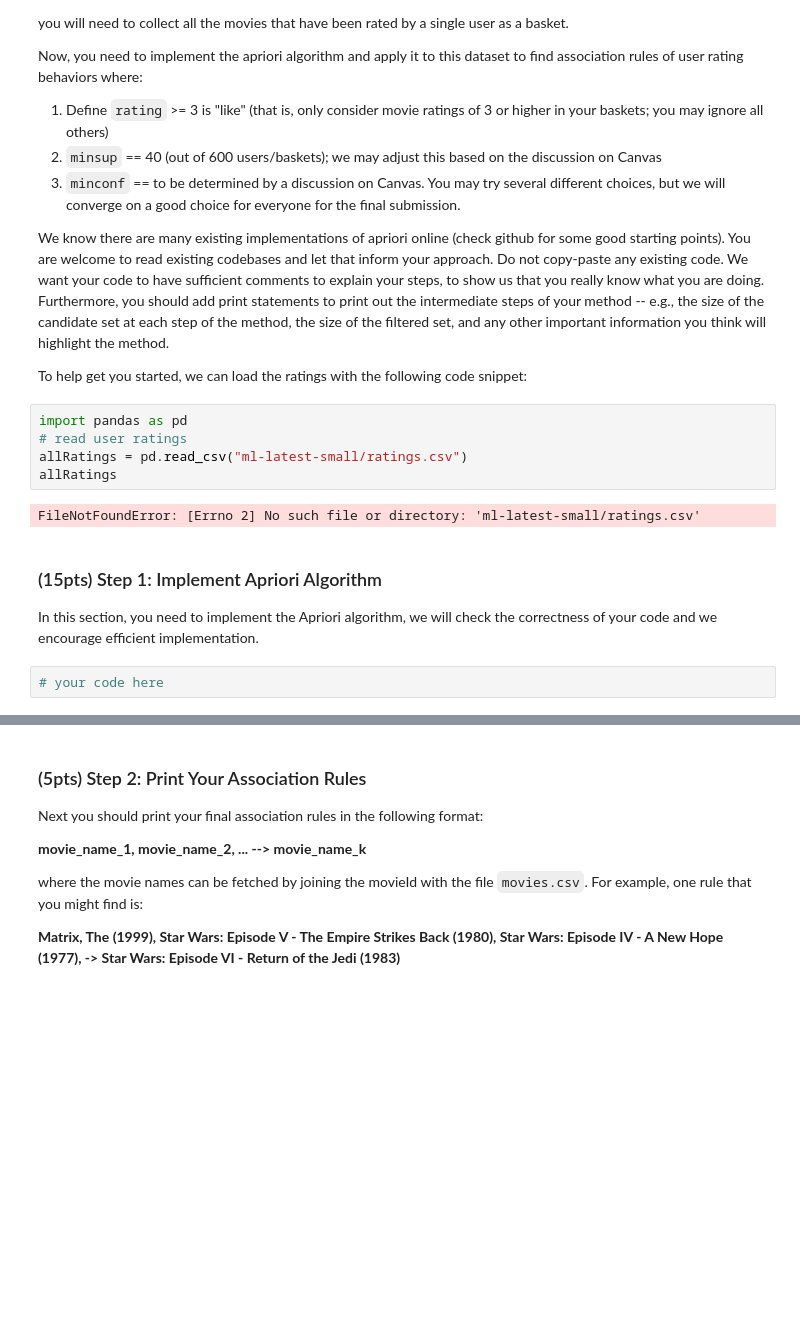
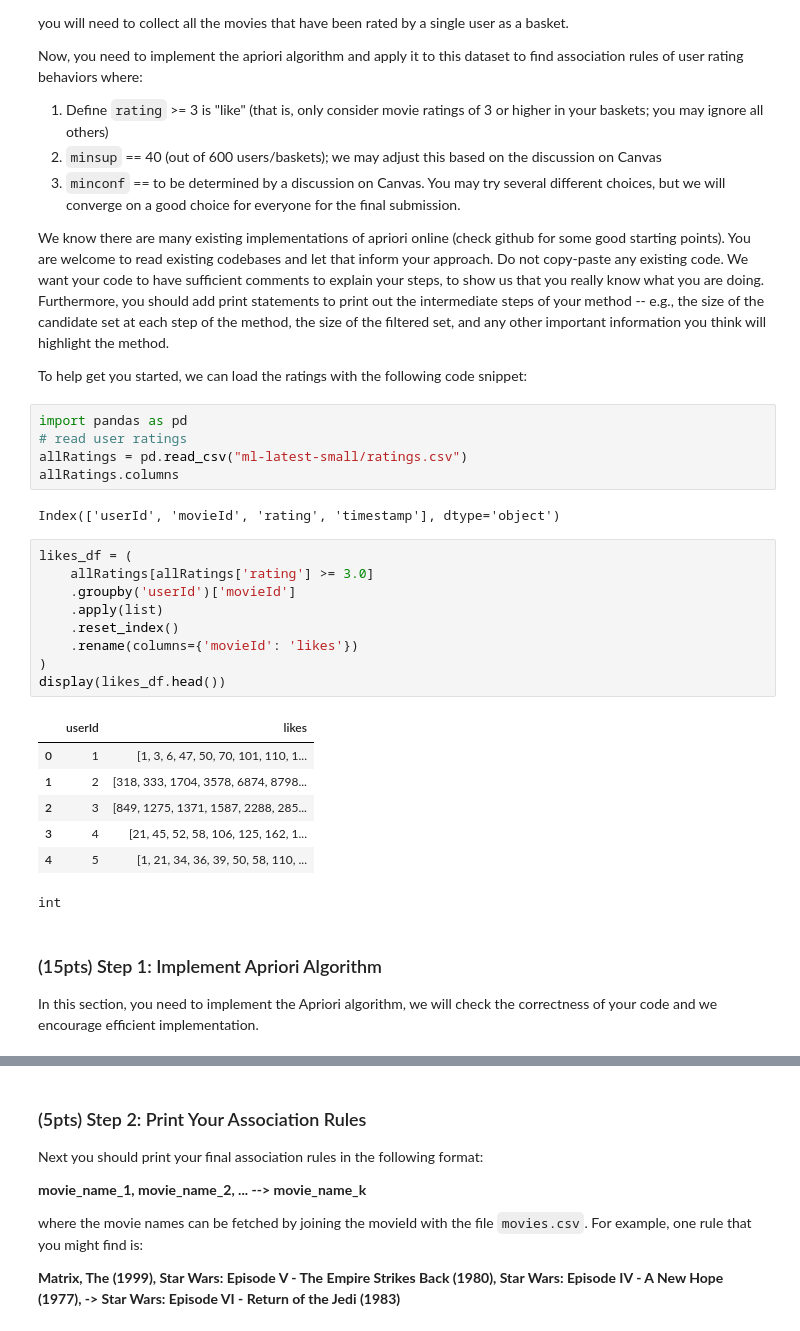
Before and after one commit to ngarde2882/AI-Portfolio, a Jupyter notebook: Fall25/676 Data Mining & Analysis/hw1/227006946_hw1.ipynb, the cells around one changed output, grey strips where cells are left out. Saved outputs shown, nothing was run; the diff lists cells and outputs as text; blank space fills up the shorter version.

```diff
--- a/Fall25/676 Data Mining & Analysis/hw1/227006946_hw1.ipynb
+++ b/Fall25/676 Data Mining & Analysis/hw1/227006946_hw1.ipynb
@@ -480,11 +615,26 @@ To help get you started, we can load the ratings with the following code snippet
 import pandas as pd
 # read user ratings
 allRatings = pd.read_csv("ml-latest-small/ratings.csv")
-allRatings
+allRatings.columns
 # %% [output]
-FileNotFoundError: [Errno 2] No such file or directory: 'ml-latest-small/ratings.csv'
+Index(['userId', 'movieId', 'rating', 'timestamp'], dtype='object')
+# %%
+likes_df = (
+    allRatings[allRatings['rating'] >= 3.0]
+    .groupby('userId')['movieId']
+    .apply(list)
+    .reset_index()
+    .rename(columns={'movieId': 'likes'})
+)
+display(likes_df.head())
+# %% [output]
+|  | userId | likes |
+| 0 | 1 | [1, 3, 6, 47, 50, 70, 101, 110, 1... |
+| 1 | 2 | [318, 333, 1704, 3578, 6874, 8798... |
+| 2 | 3 | [849, 1275, 1371, 1587, 2288, 285... |
+| 3 | 4 | [21, 45, 52, 58, 106, 125, 162, 1... |
+| 4 | 5 | [1, 21, 34, 36, 39, 50, 58, 110, ... |
+int
 # %% [markdown]
 ### (15pts) Step 1: Implement Apriori Algorithm
 In this section, you need to implement the Apriori algorithm, we will check the correctness of your code and we encourage efficient implementation.
-# %%
-# your code here
```
Also changed, not shown: parts of 14 cells of this notebook.
